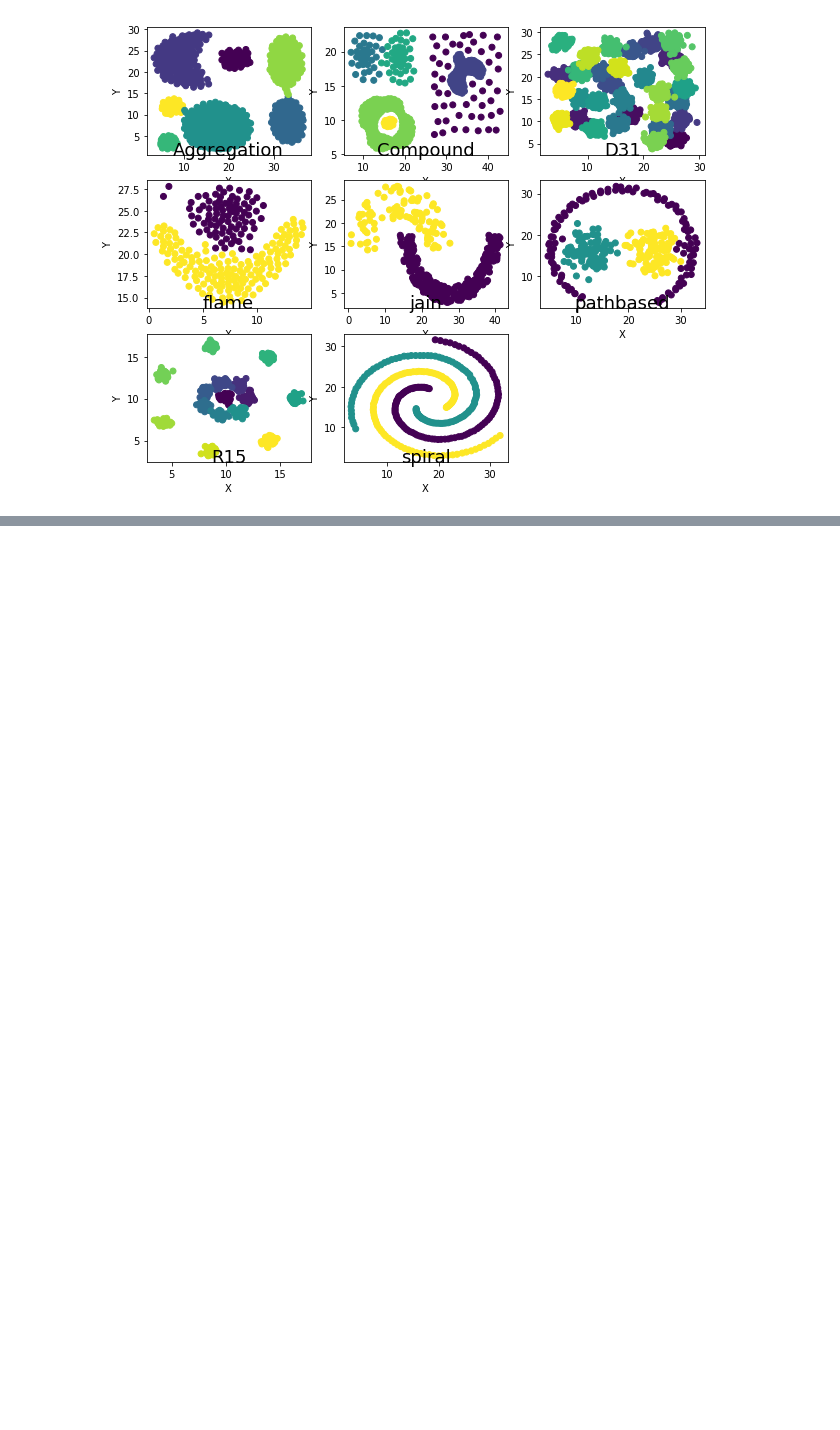
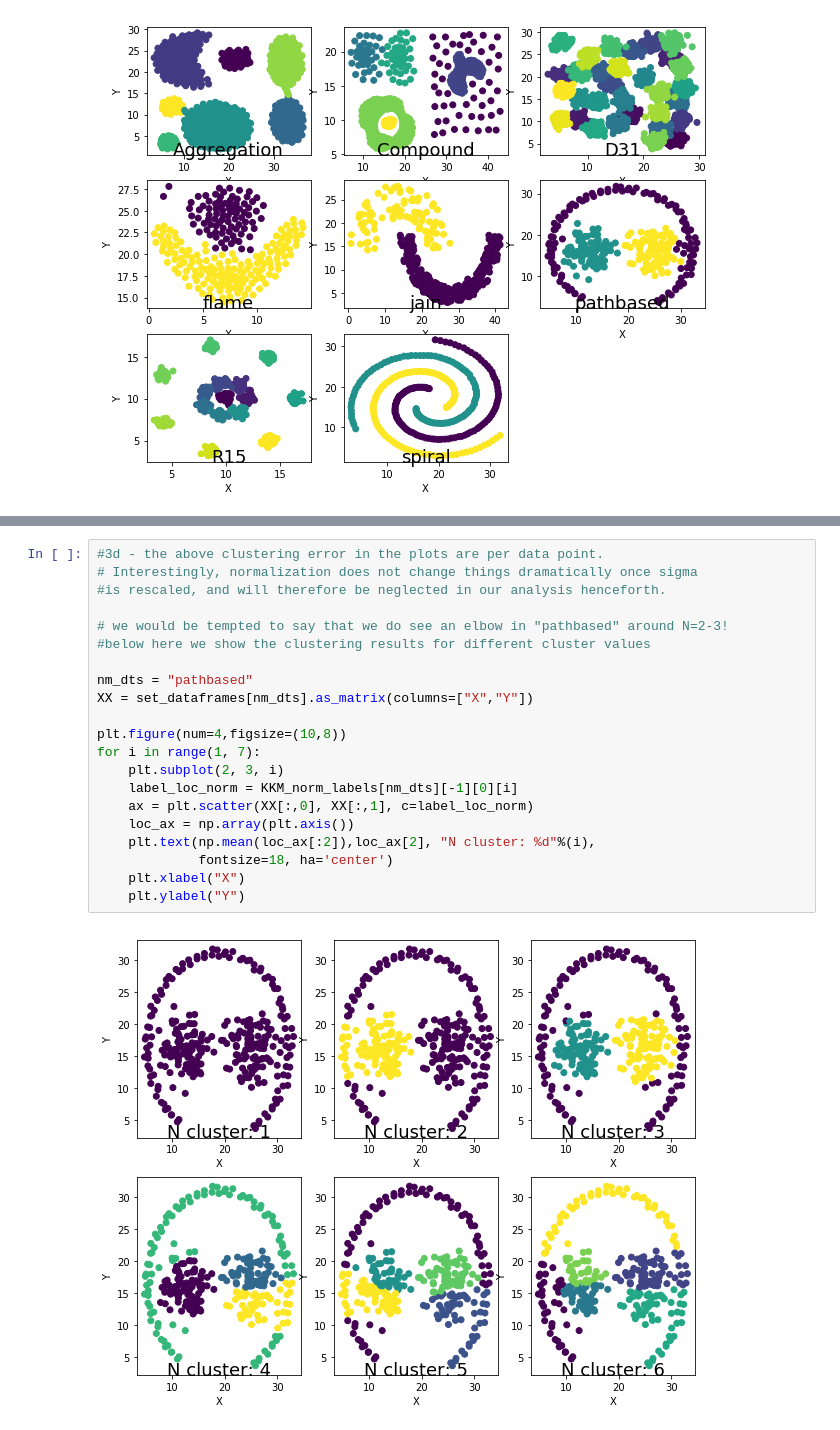
Before and after one commit to fcasola/Clustering-Algorithms, a Jupyter notebook: analysis/Demo_analysis_shape_set.ipynb, the cells around one changed output, grey strips where cells are left out. Drawn from its saved outputs; the diff is of its cells as text; blank space fills up the shorter version.

```diff
--- a/analysis/Demo_analysis_shape_set.ipynb
+++ b/analysis/Demo_analysis_shape_set.ipynb
@@ -129,0 +231,23 @@ for i in dts_names:
+# %%
+#3d - the above clustering error in the plots are per data point.
+# Interestingly, normalization does not change things dramatically once sigma
+#is rescaled, and will therefore be neglected in our analysis henceforth.
+
+# we would be tempted to say that we do see an elbow in "pathbased" around N=2-3!
+#below here we show the clustering results for different cluster values
+
+nm_dts = "pathbased"
+XX = set_dataframes[nm_dts].as_matrix(columns=["X","Y"])
+
+plt.figure(num=4,figsize=(10,8))
+for i in range(1, 7):
+    plt.subplot(2, 3, i)
+    label_loc_norm = KKM_norm_labels[nm_dts][-1][0][i]
+    ax = plt.scatter(XX[:,0], XX[:,1], c=label_loc_norm)
+    loc_ax = np.array(plt.axis())
+    plt.text(np.mean(loc_ax[:2]),loc_ax[2], "N cluster: %d"%(i),
+             fontsize=18, ha='center')
+    plt.xlabel("X")
+    plt.ylabel("Y")
+# %% [output]
+[figure, added]
```
Also changed, not shown: parts of 4 cells of this notebook.
